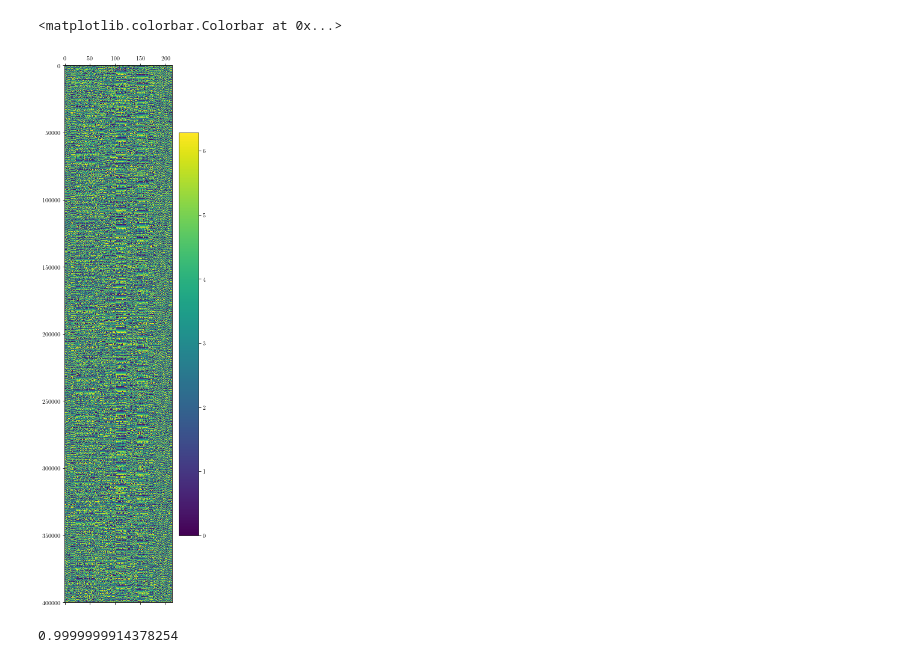
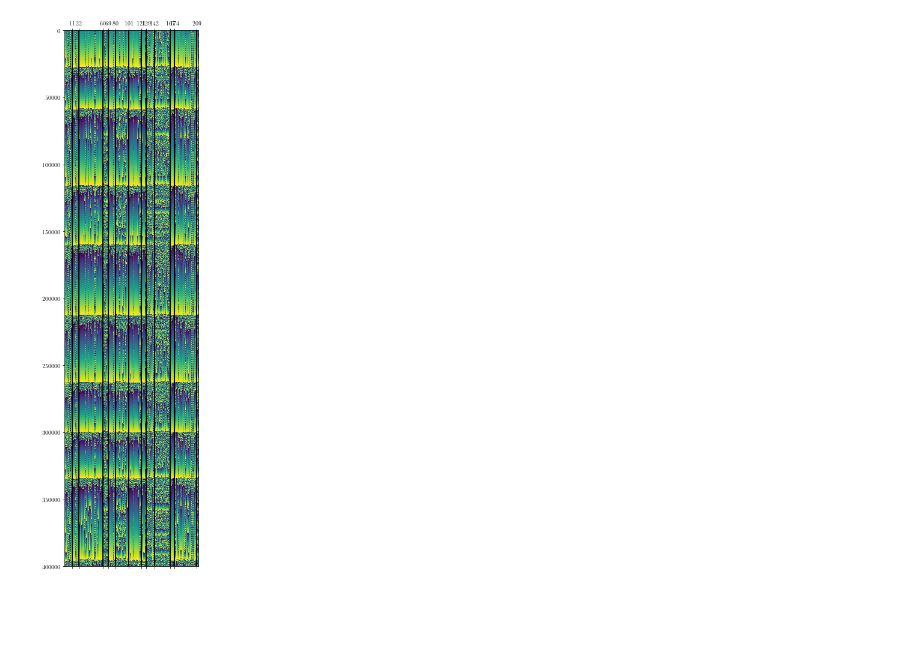
Before and after one commit to henmitch/chimera-2019, a Jupyter notebook: code/python/individual_analysis.ipynb, the cells around one changed output. Saved outputs shown, nothing was run; the diff lists cells and outputs as text; code cells hidden in the pictures; blank space fills up the shorter version.

Commit message:
Made plots work.

```diff
--- a/code/python/individual_analysis.ipynb
+++ b/code/python/individual_analysis.ipynb
@@ -30,3 +14,4 @@ values["alpha"].unique()[34], values["beta"].unique()[5]
 # %%
-with open("../../data/0.689-0.105.pkl", "rb") as f:
+%%time
+with open("../../data/0.365-0.656.pkl", "rb") as f:
     params, sol, phase, χ, m = pickle.load(f)
@@ -42,10 +29,8 @@ plt.matshow(sol.y.T.reshape(-1, 3, 213)[:, 0, :], aspect="auto")
-# %%
-plt.matshow(phase, aspect="auto")
-plt.colorbar()
-# %% [output]
-<matplotlib.colorbar.Colorbar at 0x...>
-[figure, removed]
-# %%
-phase.max()/(2*np.pi)
-# %% [output]
-0.9999999914378254
+# %%
+plt.matshow(phase,aspect="auto")
+ax = plt.gca()
+ax.set_xticks([11.5, 22.5, 60.5, 69.5, 80.5, 101.5, 121.5, 129.5, 142.5, 167.5, 174.5, 209.5])
+ax.set_xticklabels([11, 22, 60, 69, 80, 101, 121, 129, 142, 167, 174, 209])
+plt.grid(axis="x", linewidth=2, color="k")
+# %% [output]
+[figure, added]
```
Also changed, not shown: parts of 10 cells of this notebook, 8 other files.
